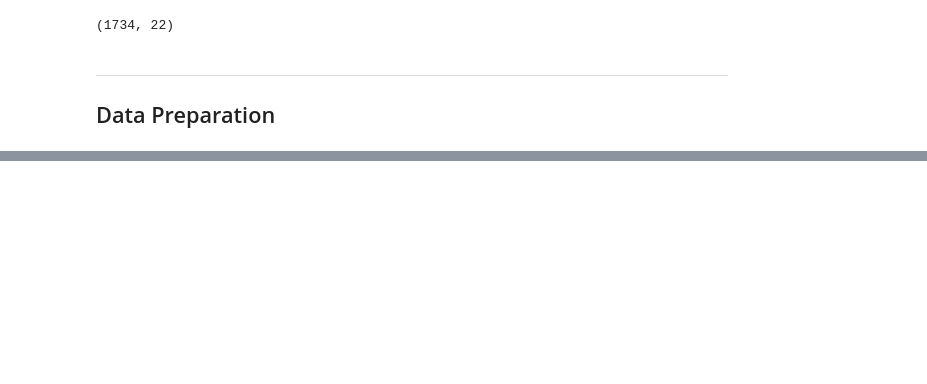
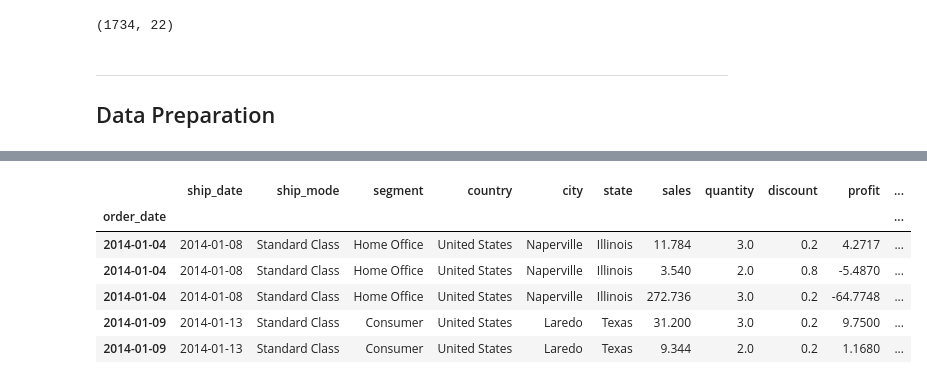
Before and after one commit to Innis-Superstore-Sales/time-series-project, a Jupyter notebook: wrangle.ipynb, the cells around one changed output, grey strips where cells are left out. Cells and saved outputs as stored; diff of their text form; code cells hidden in the pictures; blank space fills up the shorter version.

```diff
--- a/wrangle.ipynb
+++ b/wrangle.ipynb
@@ -107,3 +106,6 @@ Cacheing data.
 ---
 
 ## Data Preparation
+# %%
+superstore.columns = [column.lower().replace(' ', '_').replace('-','_') for column in superstore]
+superstore.columns
@@ -109,0 +119,3 @@ Cacheing data.
+# %%
+superstore.order_date = pd.to_datetime(superstore.order_date)
+superstore.info()
@@ -109,0 +140,3 @@ Cacheing data.
+# %%
+superstore = superstore.set_index('order_date').sort_index()
+superstore.head()
@@ -109,0 +152,11 @@ Cacheing data.
+# %%
+superstore.drop(columns=['product_id', 'customer_id', 'region_id', 'category_id', 'order_id', 'postal_code'], inplace=True)
+superstore.head()
+# %% [output]
+|  | ship_date | ship_mode | segment | country | city | state | sales | quantity | discount | profit | ... |
+| order_date |  |  |  |  |  |  |  |  |  |  | ... |
+| 2014-01-04 | 2014-01-08 | Standard Class | Home Office | United States | Naperville | Illinois | 11.784 | 3.0 | 0.2 | 4.2717 | ... |
+| 2014-01-04 | 2014-01-08 | Standard Class | Home Office | United States | Naperville | Illinois | 3.540 | 2.0 | 0.8 | -5.4870 | ... |
+| 2014-01-04 | 2014-01-08 | Standard Class | Home Office | United States | Naperville | Illinois | 272.736 | 3.0 | 0.2 | -64.7748 | ... |
+| 2014-01-09 | 2014-01-13 | Standard Class | Consumer | United States | Laredo | Texas | 31.200 | 3.0 | 0.2 | 9.7500 | ... |
+| 2014-01-09 | 2014-01-13 | Standard Class | Consumer | United States | Laredo | Texas | 9.344 | 2.0 | 0.2 | 1.1680 | ... |
```
Also changed, not shown: parts of 30 cells of this notebook.
